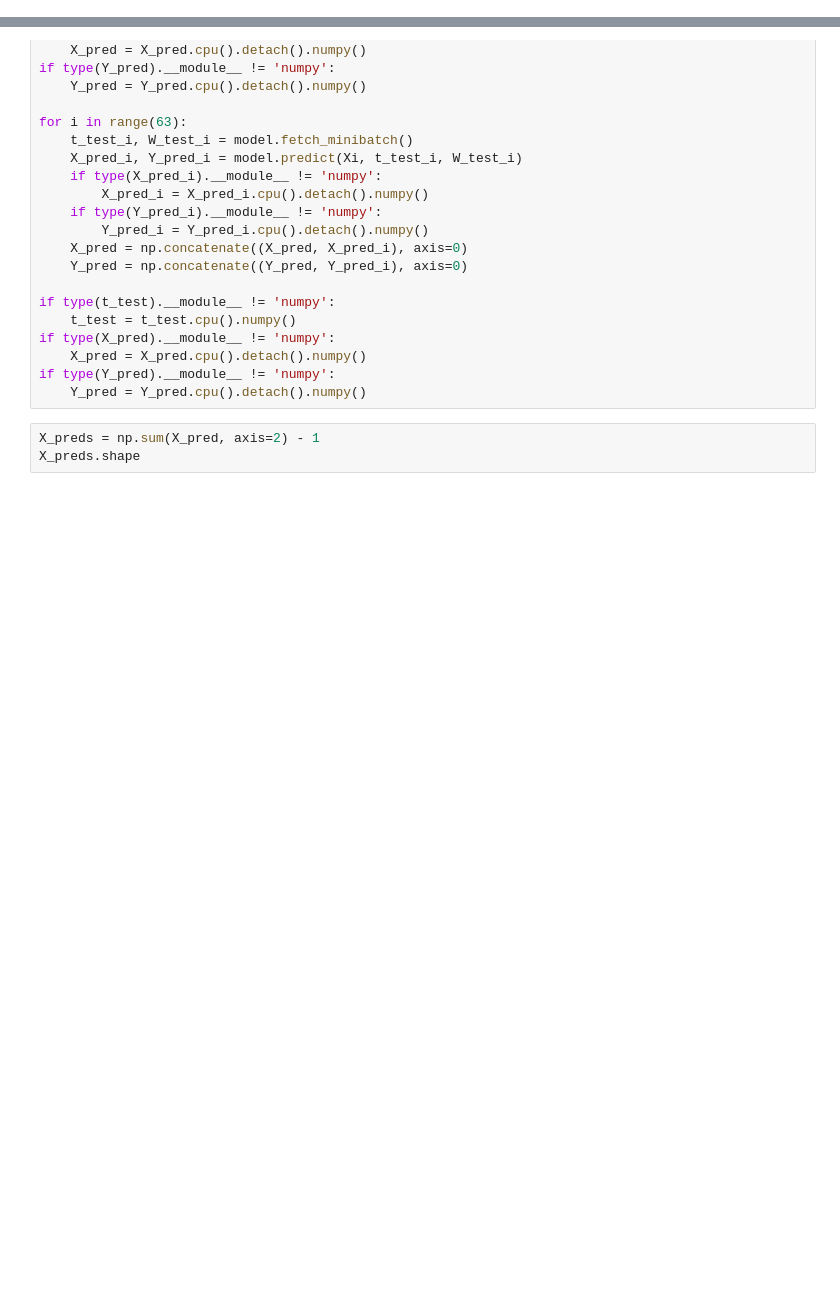
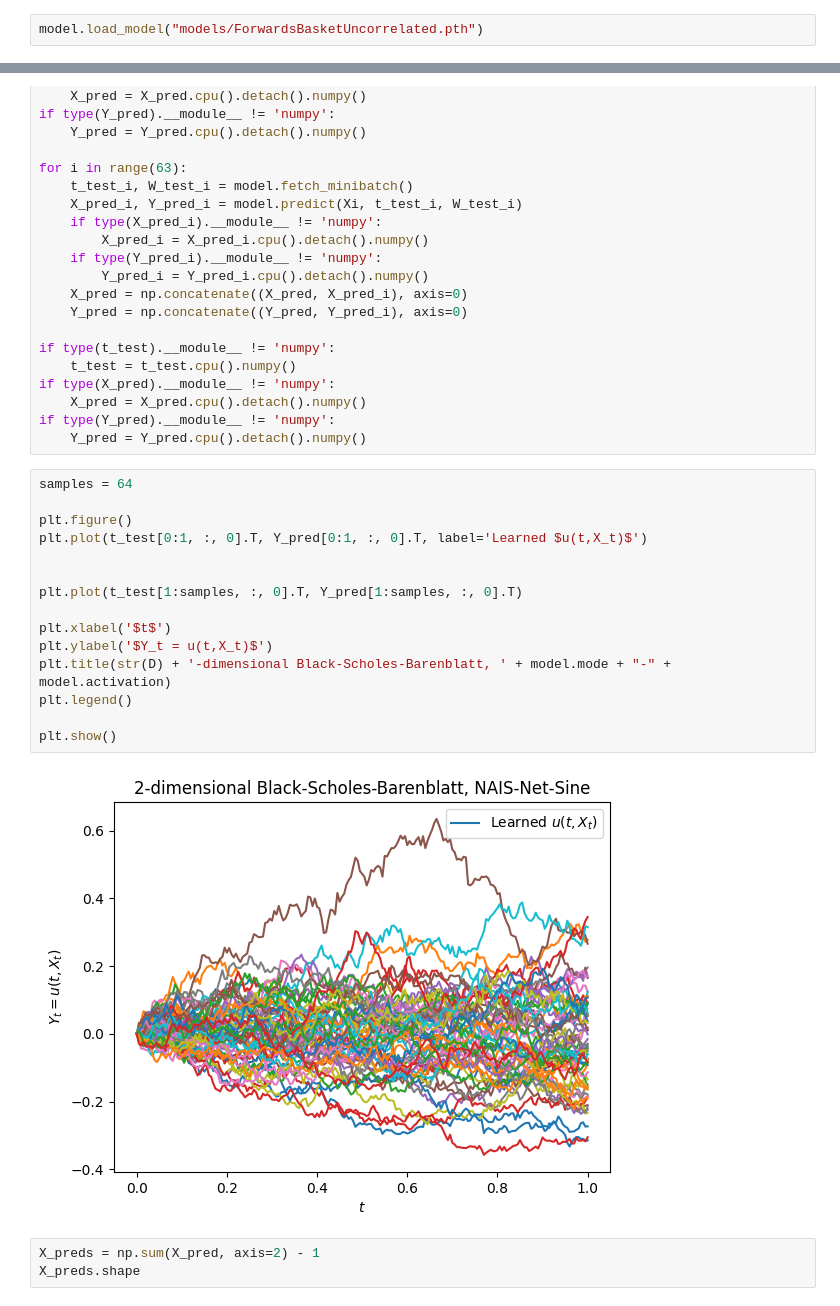
Before and after one commit to Aadhithya-06/Final-Year-Project, a Jupyter notebook: ForwardPricing.ipynb, the cells around one changed output, grey strips where cells are left out. Drawn from its saved outputs; the diff is of its cells as text; blank space fills up the shorter version.

Commit message:
XVA model

```diff
--- a/ForwardPricing.ipynb
+++ b/ForwardPricing.ipynb
@@ -29,3 +29,5 @@ model = ForwardContracts(Xi, T, M, N, D, Mm, layers, mode, activation)
 
 n_iter = 2*10**4
 lr = 1e-3
+# %%
+model.load_model("models/ForwardsBasketUncorrelated.pth")
@@ -79,6 +83,23 @@ if type(X_pred).__module__ != 'numpy':
     X_pred = X_pred.cpu().detach().numpy()
 if type(Y_pred).__module__ != 'numpy':
     Y_pred = Y_pred.cpu().detach().numpy()
+# %%
+samples = 64
+
+plt.figure()
+plt.plot(t_test[0:1, :, 0].T, Y_pred[0:1, :, 0].T, label='Learned $u(t,X_t)$')
+
+
+plt.plot(t_test[1:samples, :, 0].T, Y_pred[1:samples, :, 0].T)
+
+plt.xlabel('$t$')
+plt.ylabel('$Y_t = u(t,X_t)$')
+plt.title(str(D) + '-dimensional Black-Scholes-Barenblatt, ' + model.mode + "-" + model.activation)
+plt.legend()
+
+plt.show()
+# %% [output]
+[figure, added]
 # %%
 X_preds = np.sum(X_pred, axis=2) - 1
 X_preds.shape
```
Also changed, not shown: parts of 1 cell of this notebook, 4 other files.
